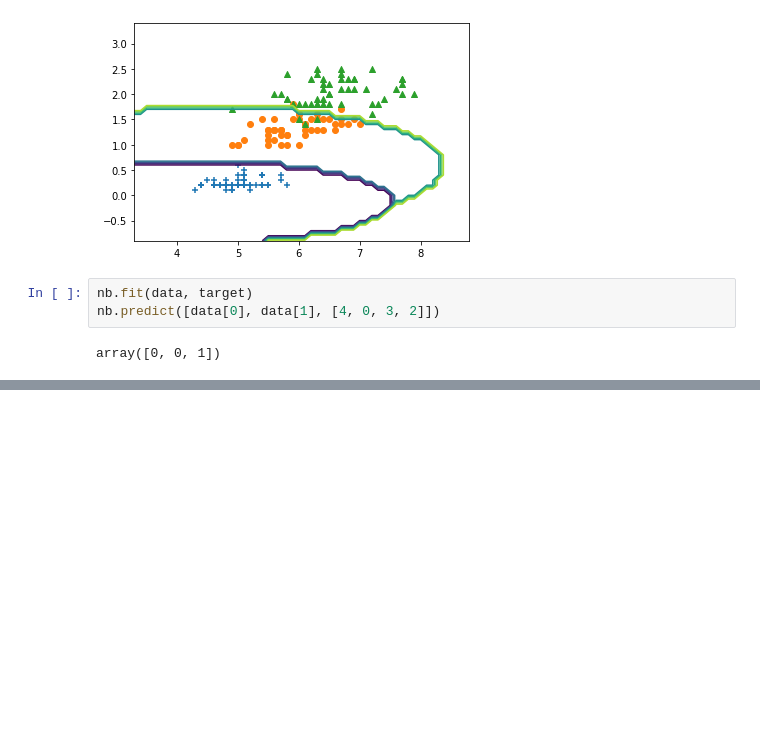
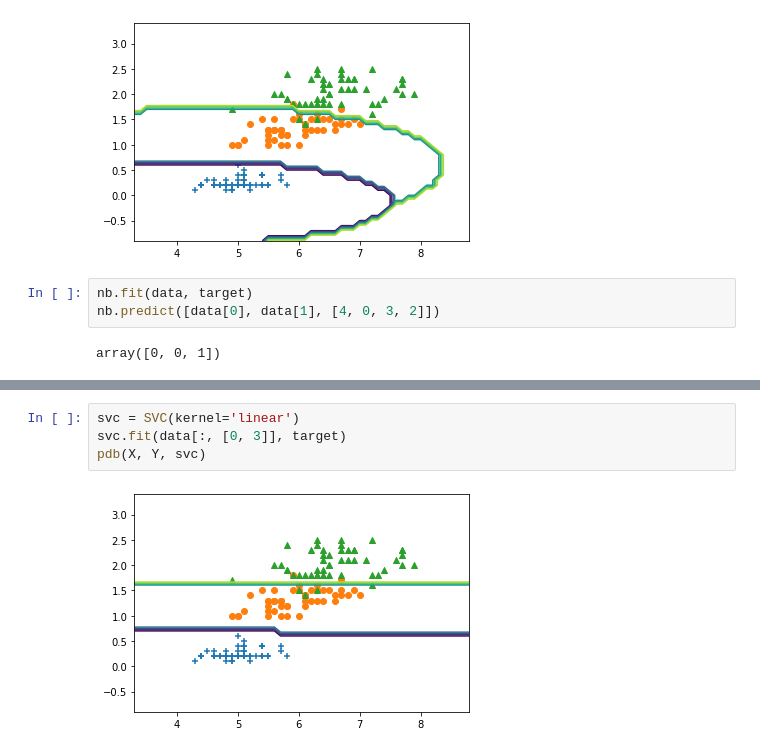
Before and after one commit to MikhailKiyan/eas-020-01.2020, a Jupyter notebook: Lesson_21.01.20.ipynb, the cells around one changed output, grey strips where cells are left out. Cells and saved outputs as stored; diff of their text form; blank space fills up the shorter version.

```diff
--- a/Lesson_21.01.20.ipynb
+++ b/Lesson_21.01.20.ipynb
@@ -410,0 +439,6 @@ array([0, 0, 1])
+# %%
+svc = SVC(kernel='linear')
+svc.fit(data[:, [0, 3]], target)
+pdb(X, Y, svc)
+# %% [output]
+[figure, added]
```
Also changed, not shown: parts of 43 cells of this notebook, 1 other file.
